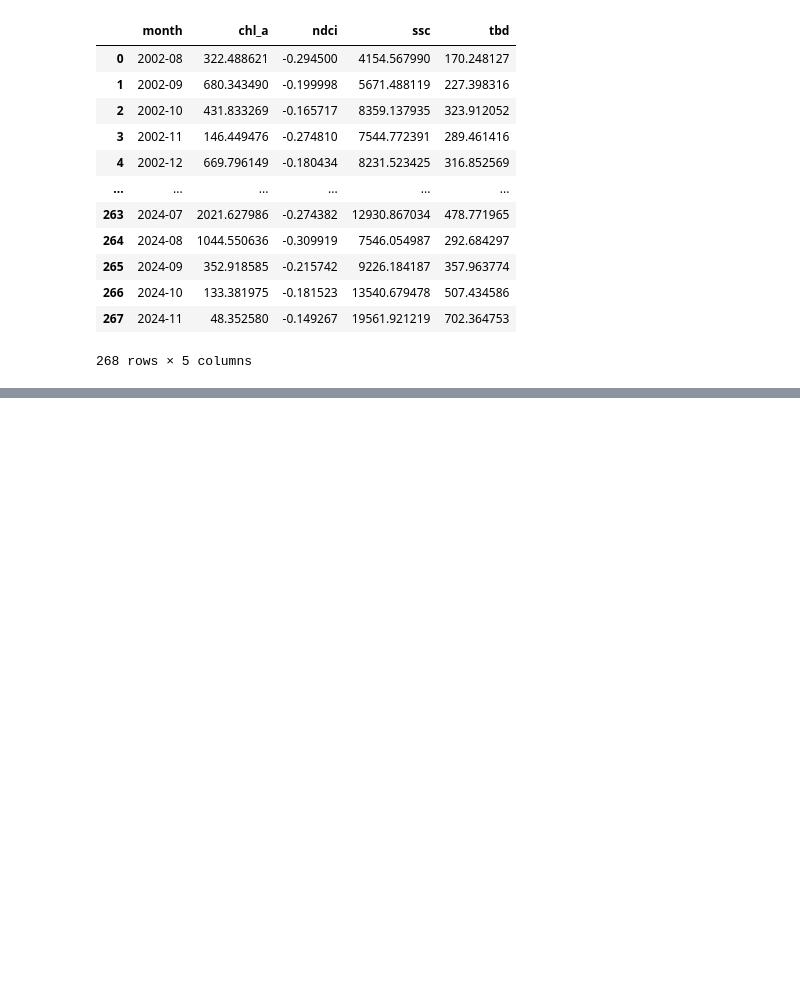
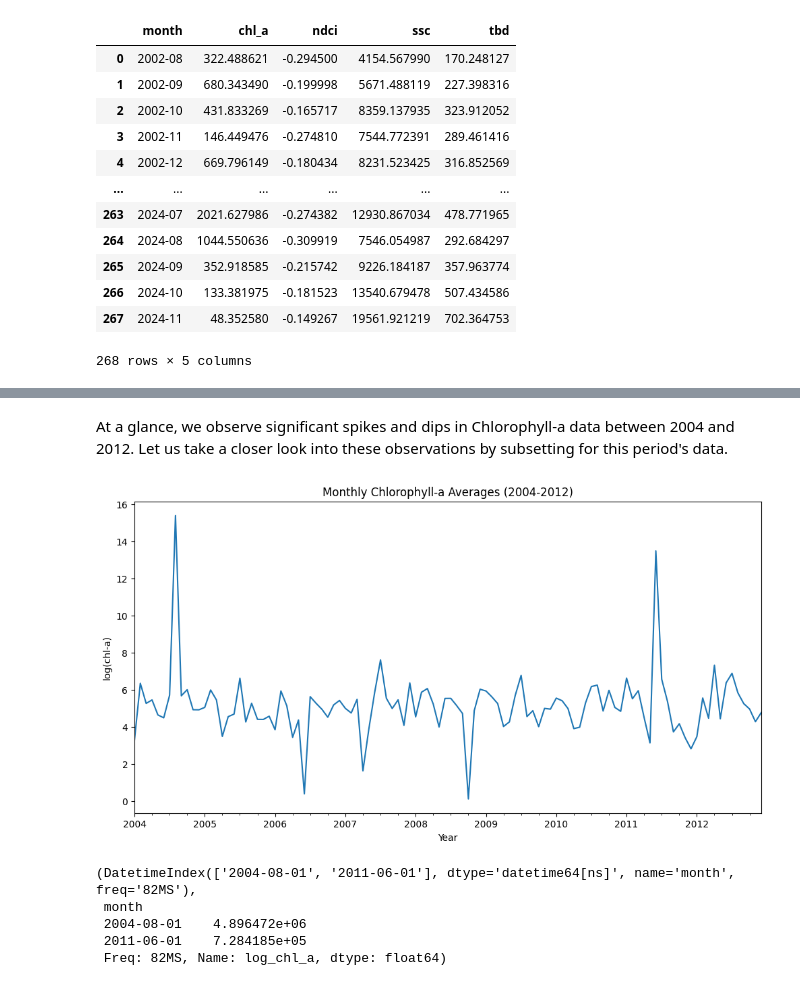
Before and after one commit to owlzyseyes/Water-Quality-Monitoring, a Jupyter notebook: data_analysis/notebook.ipynb, the cells around one changed output, grey strips where cells are left out. Drawn from its saved outputs; the diff is of its cells as text; code cells hidden in the pictures; blank space fills up the shorter version.

```diff
--- a/data_analysis/notebook.ipynb
+++ b/data_analysis/notebook.ipynb
@@ -55,0 +109,27 @@ merged_df.describe()
+# %% [markdown]
+At a glance, we observe significant spikes and dips in Chlorophyll-a data between 2004 and 2012.
+Let us take a closer look into these observations by subsetting for this period's data.
+# %%
+#subset for 2004 up to 2012 chl-a data
+chl_a_04_12 = merged_df['log_chl_a'].loc['2004':'2012']
+chl_a_04_12.plot(figsize=(12, 6))
+plt.xlabel('Year')
+plt.ylabel('log(chl-a)')
+plt.title('Monthly Chlorophyll-a Averages (2004-2012)')
+plt.show()
+# %% [output]
+[figure, added]
+# %%
+#Get the dates of the two largest values of chl-a
+largest_chla_dates = chl_a_04_12.nlargest(2).index
+
+# Unlog the data
+largest_chla_values = np.exp(chl_a_04_12.nlargest(2))
+
+largest_chla_dates, largest_chla_values
+# %% [output]
+(DatetimeIndex(['2004-08-01', '2011-06-01'], dtype='datetime64[ns]', name='month', freq='82MS'),
+ month
+ 2004-08-01    4.896472e+06
+ 2011-06-01    7.284185e+05
+ Freq: 82MS, Name: log_chl_a, dtype: float64)
```
Also changed, not shown: parts of 36 cells of this notebook, 4 other files.
